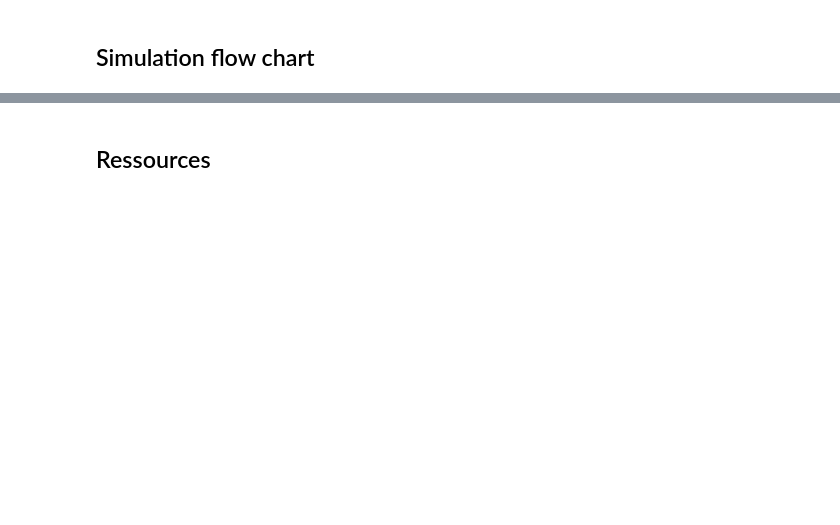
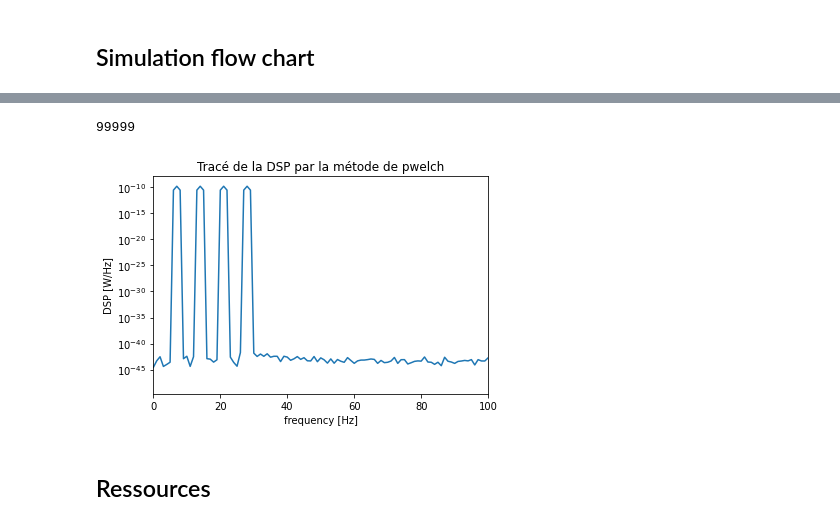
Before and after one commit to SpaceTech-Orleans/EXP_SCHUMANN, a Jupyter notebook: Simulations_LTSPICE/schumann_board_simu.ipynb, the cells around one changed output, grey strips where cells are left out. Drawn from its saved outputs; the diff is of its cells as text; code cells hidden in the pictures; blank space fills up the shorter version.

```diff
--- a/Simulations_LTSPICE/schumann_board_simu.ipynb
+++ b/Simulations_LTSPICE/schumann_board_simu.ipynb
@@ -37,2 +45,24 @@ np.savetxt(path_stimuli+signal_name+".txt", signal1 )
+# %%
+fs = 1/10E-6
+df = 1 # résolution en fréquence réelle
+# Calcul des paramètre de pwelch
+nfft = int((fs / df)) # longeur dft
+print(nfft)
+len_wind = nfft # taille fenetre
+overlap = 50
+# % d'overlap entre les fenetres
+fenetre = get_window('hamming', len_wind)
+# Calcul de la DSP avec pwelch
+f_welch, Pxx_den = welch(signal1[:,1], fs=fs, window=fenetre, noverlap=overlap, nfft=nfft)
+# Tracé de la DSP
+plt.semilogy(f_welch, Pxx_den)
+plt.title("Tracé de la DSP par la métode de pwelch")
+plt.xlabel('frequency [Hz]')
+plt.ylabel('DSP [W/Hz]')
+plt.xlim([0,100])
+plt.show()
+# %% [output]
+99999
+[figure, added]
 # %% [markdown]
 ## Ressources
```
Also changed, not shown: parts of 6 cells of this notebook, 6 other files.
